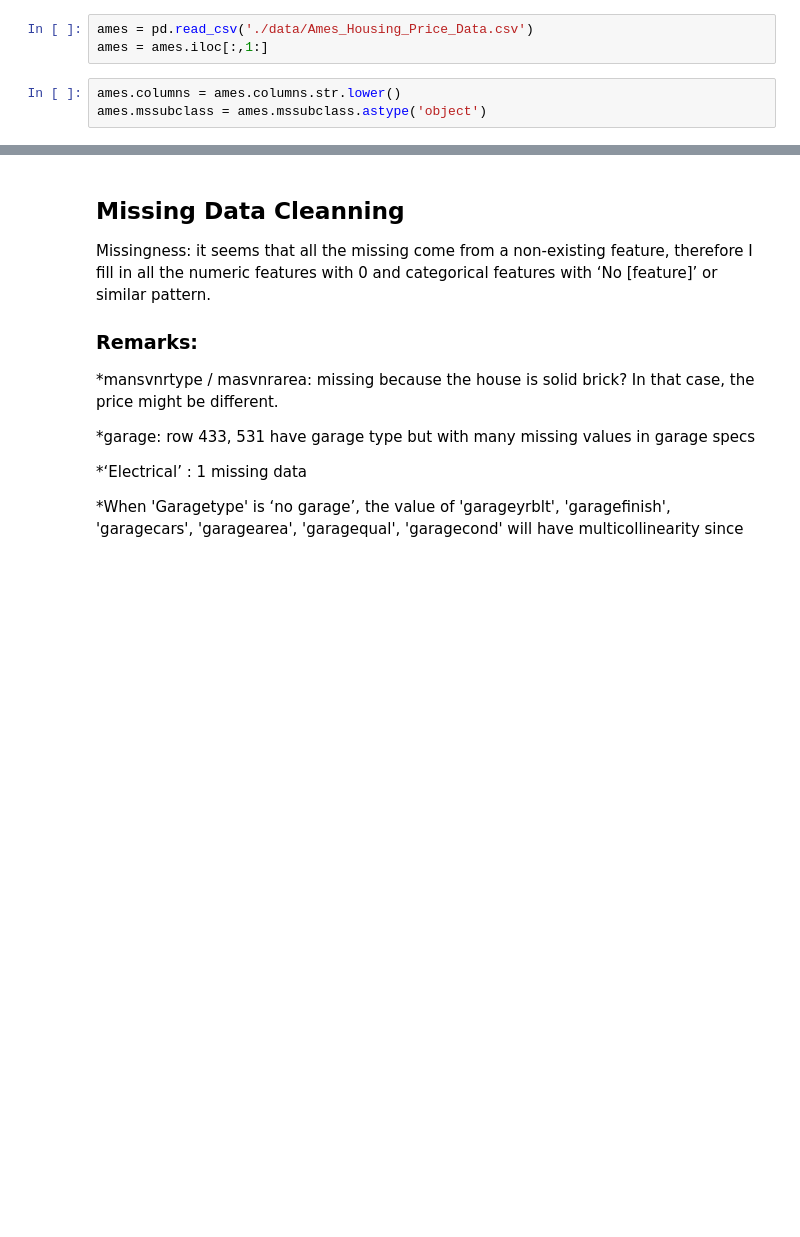
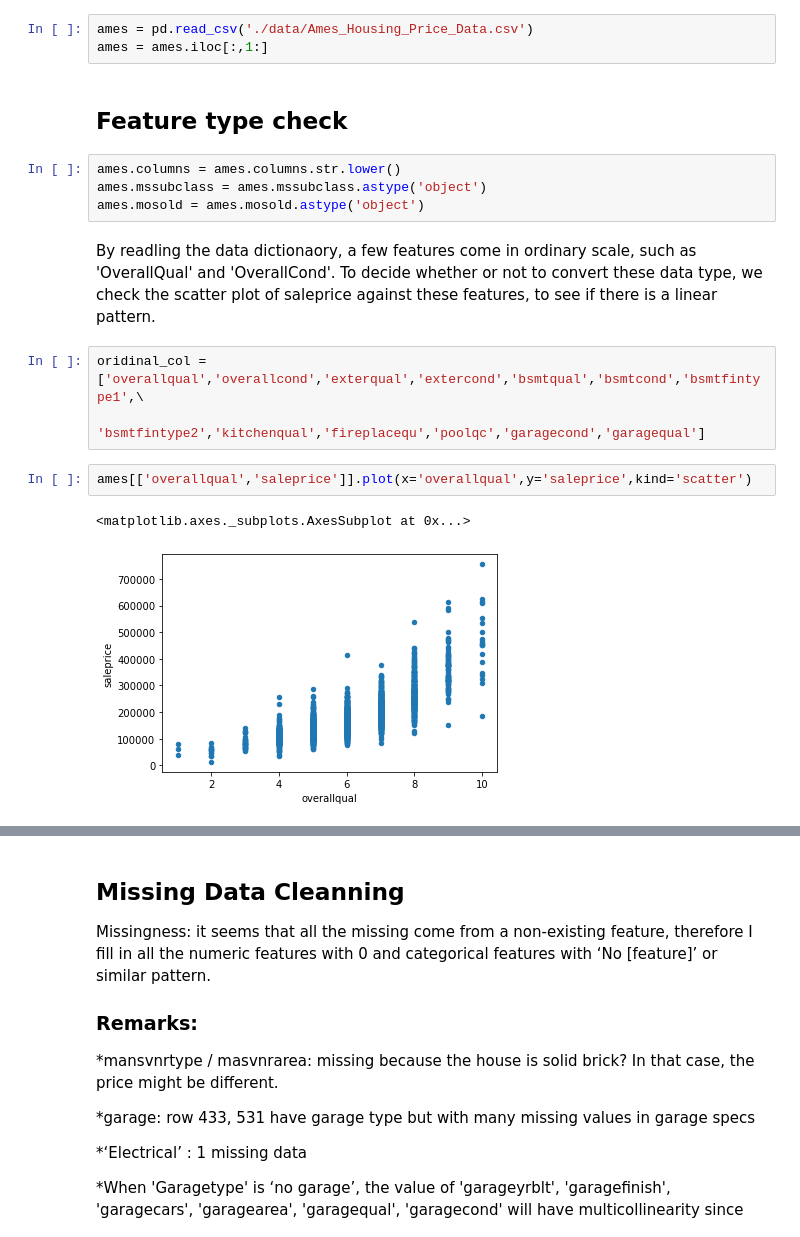
Before and after one commit to valgarland/MLProject_PP, a Jupyter notebook: EDA and Data Cleaning.ipynb, the cells around one changed output, grey strips where cells are left out. Saved outputs shown, nothing was run; the diff lists cells and outputs as text; blank space fills up the shorter version.

```diff
--- a/EDA and Data Cleaning.ipynb
+++ b/EDA and Data Cleaning.ipynb
@@ -11,6 +11,19 @@ pd.set_option('display.max_rows', 100)
 # %%
 ames = pd.read_csv('./data/Ames_Housing_Price_Data.csv')
 ames = ames.iloc[:,1:]
+# %% [markdown]
+## Feature type check
 # %%
 ames.columns = ames.columns.str.lower()
 ames.mssubclass = ames.mssubclass.astype('object')
+ames.mosold = ames.mosold.astype('object')
+# %% [markdown]
+By readling the data dictionaory, a few features come in ordinary scale, such as 'OverallQual' and 'OverallCond'. To decide whether or not to convert these data type, we check the scatter plot of saleprice against these features, to see if there is a linear pattern.
+# %%
+oridinal_col = ['overallqual','overallcond','exterqual','extercond','bsmtqual','bsmtcond','bsmtfintype1',\
+                'bsmtfintype2','kitchenqual','fireplacequ','poolqc','garagecond','garagequal']
+# %%
+ames[['overallqual','saleprice']].plot(x='overallqual',y='saleprice',kind='scatter')
+# %% [output]
+<matplotlib.axes._subplots.AxesSubplot at 0x...>
+[figure, added]
```
Also changed, not shown: parts of 27 cells of this notebook.
